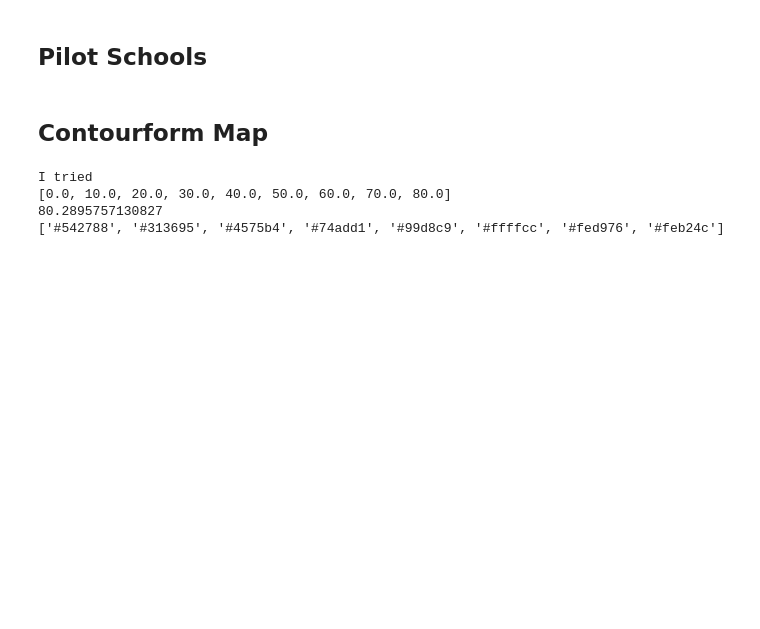
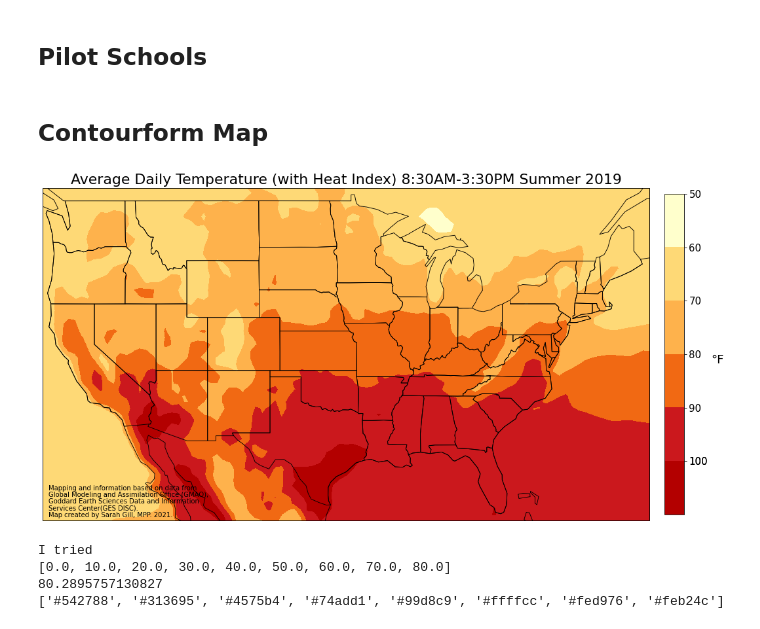
Before and after one commit to Harris-2020-Grad-Side-Projects/US-schoolday-temperatures, a Jupyter notebook: build/map_temperature.ipynb, the cells around one changed output. Saved outputs shown, nothing was run; the diff lists cells and outputs as text; code cells hidden in the pictures; blank space fills up the shorter version.

```diff
--- a/build/map_temperature.ipynb
+++ b/build/map_temperature.ipynb
@@ -187,6 +191,16 @@ def contouform_map(df, values, title, date, colors,
         plt.savefig('output/{} (F) 8:30AM-3:30PM {} with pilot schools'.format(title, date))
     else:
         plt.savefig('output/{} (F) 8:30AM-3:30PM {}'.format(title, date))
+# %%
+contouform_map(df, 'average_hi', 'Average Daily Temperature (with Heat Index)',
+               date, colors, marker_color='blue', replace_duplicate_high = True,
+               add_citation = True)
+               #show_pilot_schools = True, pilot_df = pilot_df)#,
+              #)
+#,
+               #, )
+# %% [output]
+[figure, added]
 # %%
 contouform_map(df, 'average_temp', 'Average Daily Temperature',
                date, colors, remove_duplicate_high = True)#, show_pilot_schools = True, pilot_df = pilot_df)
```
Also changed, not shown: parts of 6 cells of this notebook.
